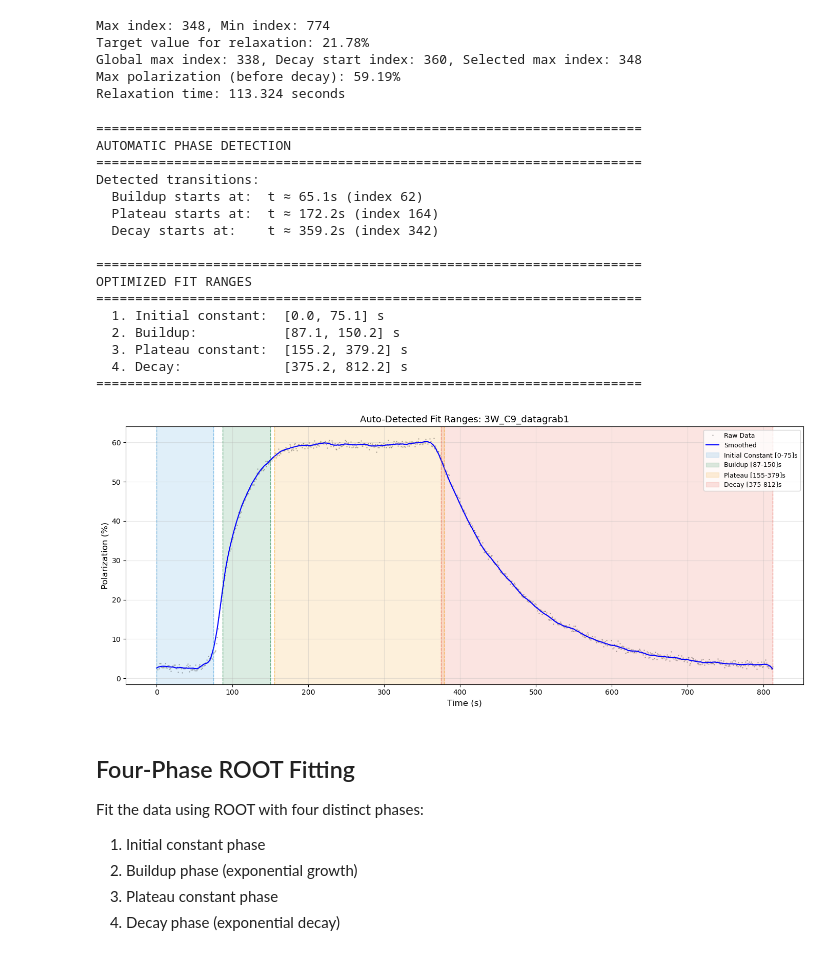
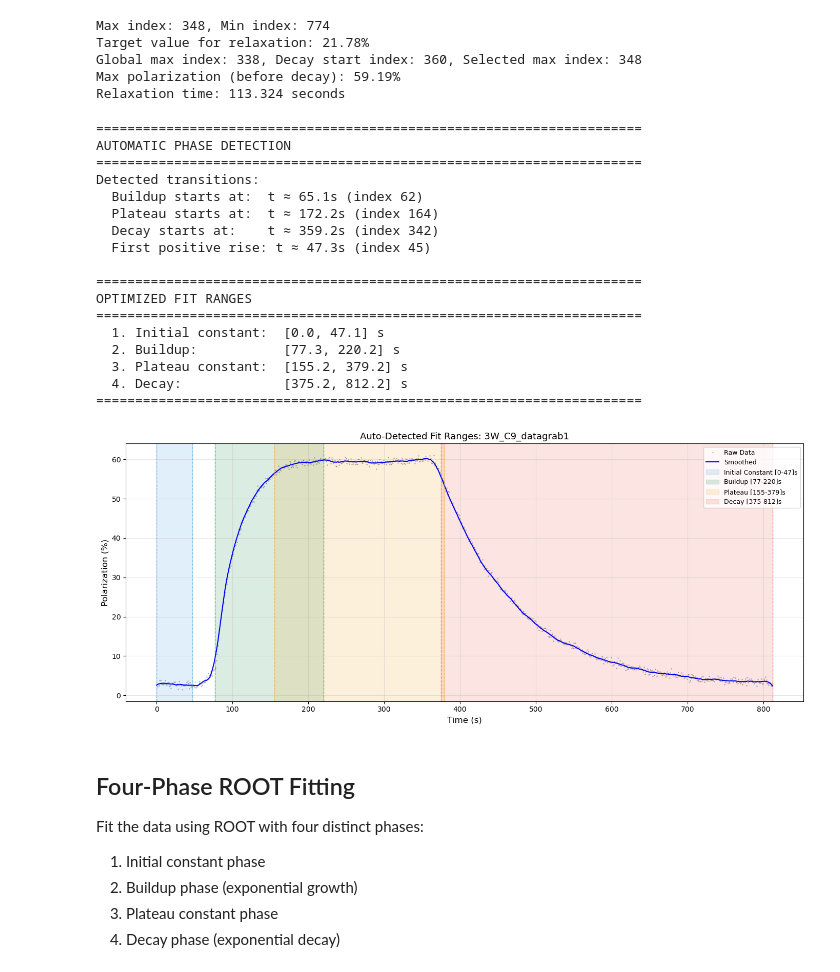
Before and after one commit to abhich2507/MEOP, a Jupyter notebook: power_dependence_analysis.ipynb, the cells around one changed output. Saved outputs shown, nothing was run; the diff lists cells and outputs as text; code cells hidden in the pictures.

Commit message:
constant and build-up phase working properly

```diff
--- a/power_dependence_analysis.ipynb
+++ b/power_dependence_analysis.ipynb
@@ -283,16 +283,28 @@ def compute_fit_ranges(df, verbose=True):
             except:
                 return np.inf
 
+    # --- Detect first positive increment: hard cap for initial constant right end ---
+    # Walk backward from buildup_start_idx to find where derivative first becomes
+    # consistently positive (signal starts rising). Phase 1 must end before this.
+    first_rise_idx = buildup_start_idx
+    for i in range(buildup_start_idx, 0, -1):
+        if deriv_smooth[i] <= 0:
+            first_rise_idx = i + 1  # first index where derivative is positive
+            break
+    t_first_rise = time[first_rise_idx]
+
+    if verbose:
+        print(f"  First positive rise: t ≈ {t_first_rise:.1f}s (index {first_rise_idx})")
+
     # --- Optimize initial constant range ---
-    # End of initial constant = near buildup start
-    # Scan end boundary around detected buildup start
+    # Right end must NOT go past the first positive rise in derivative.
     search_window = 50  # seconds to search around transition
     best_ic_max = t_buildup_start - 10
     best_chi2 = np.inf
 
     for offset in np.arange(-search_window, search_window, 2.0):
         candidate = t_buildup_start + offset
-        if candidate <= t_min + 5 or candidate >= t_plateau_start:
+        if candidate <= t_min + 5 or candidate > t_first_rise:
             continue
         chi2_val = try_constant_fit(time, pol_smooth, t_min, candidate)
         if abs(chi2_val - 1.0) < abs(best_chi2 - 1.0):  # Closest to chi2/ndf = 1
@@ -303,16 +315,38 @@ def compute_fit_ranges(df, verbose=True):
     initial_constant_range_max = best_ic_max
 
     # --- Optimize buildup range ---
-    # Start: near detected buildup start, End: near plateau start
-    best_bu_min = t_buildup_start
-    best_bu_max = t_plateau_start
+    # Left end:  start where stable positive increase begins (at or near first_rise).
+    # Right end: must land where signal is constant for a few seconds
+    #            (derivative near zero at that point), i.e. into the flat plateau.
+
+    # Find where the signal becomes constant after the buildup peak:
+    # scan forward from plateau_start_idx until derivative is near-zero for 8 consecutive pts
+    flat_start_idx = plateau_start_idx
+    for i in range(deriv_peak_idx, len(deriv_smooth) - 8):
+        if all(abs(deriv_smooth[i:i+8]) < zero_threshold):
+            flat_start_idx = i
+            break
+    t_flat_start = time[flat_start_idx]
+
+    best_bu_min = t_first_rise
+    best_bu_max = t_flat_start
     best_quality = np.inf
 
-    for s_off in np.arange(-search_window, search_window/2, 3.0):
-        for e_off in np.arange(-search_window/2, search_window, 3.0):
-            s_cand = t_buildup_start + s_off
-            e_cand = t_plateau_start + e_off
-            if s_cand < initial_constant_range_max or e_cand <= s_cand + 30 or e_cand >= t_decay_start:
+    # Left end: scan from first_rise backwards a bit, up to buildup_start (not beyond)
+    # This anchors the left end at or before the sustained positive rise.
+    for s_off in np.arange(-10, (t_buildup_start - t_first_rise) + 3, 3.0):
+        # Right end: scan from flat_start onward so it ends in the constant region
+        for e_off in np.arange(0, search_window, 3.0):
+            s_cand = t_first_rise + s_off
+            e_cand = t_flat_start + e_off
+            if s_cand < t_min:
+                continue
+            if e_cand <= s_cand + 30 or e_cand >= t_decay_start:
+                continue
+            # Verify right end is in a flat region (derivative near zero)
+            e_idx = np.searchsorted(time, e_cand)
+            e_idx = min(e_idx, len(deriv_smooth) - 1)
+            if abs(deriv_smooth[e_idx]) > zero_threshold:
                 continue
             q = try_exp_fit_quality(time, pol_smooth, s_cand, e_cand, "buildup")
             if q < best_quality:
@@ -320,7 +354,7 @@ def compute_fit_ranges(df, verbose=True):
                 best_bu_min = s_cand
                 best_bu_max = e_cand
 
-    buildup_range_min = best_bu_min
+    buildup_range_min = best_bu_min+10.
     buildup_range_max = best_bu_max
 
     # --- Optimize plateau/constant range ---
@@ -414,36 +448,37 @@ def compute_fit_ranges(df, verbose=True):
             ax.axvline(r_min, color=color, linestyle='--', alpha=0.5, linewidth=1)
             ax.axvline(r_max, color=color, linestyle='--', alpha=0.5, linewidth=1)
 
         ax.set_xlabel("Time (s)", fontsize=12)
         ax.set_ylabel("Polarization (%)", fontsize=12)
         ax.set_title(f"Auto-Detected Fit Ranges: {filename}", fontsize=13)
         ax.legend(loc='best', fontsize=9)
         ax.grid(True, alpha=0.3)
         plt.tight_layout()
         plt.show()
 
     return ranges
 
 # Run the automatic range detection
 auto_ranges = compute_fit_ranges(df, verbose=True)
 # %% [output]
 ======================================================================
 AUTOMATIC PHASE DETECTION
 ======================================================================
 Detected transitions:
   Buildup starts at:  t ≈ 65.1s (index 62)
   Plateau starts at:  t ≈ 172.2s (index 164)
   Decay starts at:    t ≈ 359.2s (index 342)
+  First positive rise: t ≈ 47.3s (index 45)
 
 ======================================================================
 OPTIMIZED FIT RANGES
 ======================================================================
-  1. Initial constant:  [0.0, 75.1] s
-  2. Buildup:           [87.1, 150.2] s
+  1. Initial constant:  [0.0, 47.1] s
+  2. Buildup:           [77.3, 220.2] s
   3. Plateau constant:  [155.2, 379.2] s
   4. Decay:             [375.2, 812.2] s
 ======================================================================
-[figure, old version]
+[figure, new version]
 # %% [markdown]
 ## Four-Phase ROOT Fitting
 
```
Also changed, not shown: parts of 1 cell of this notebook, 3 other files.
